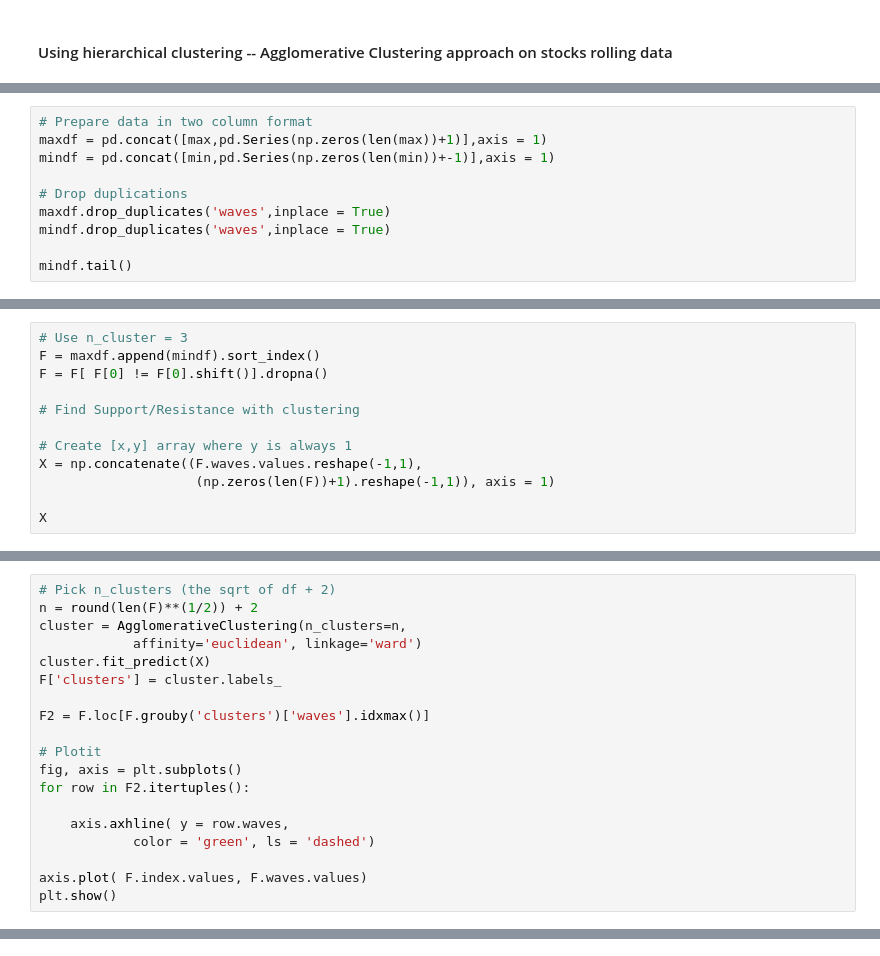
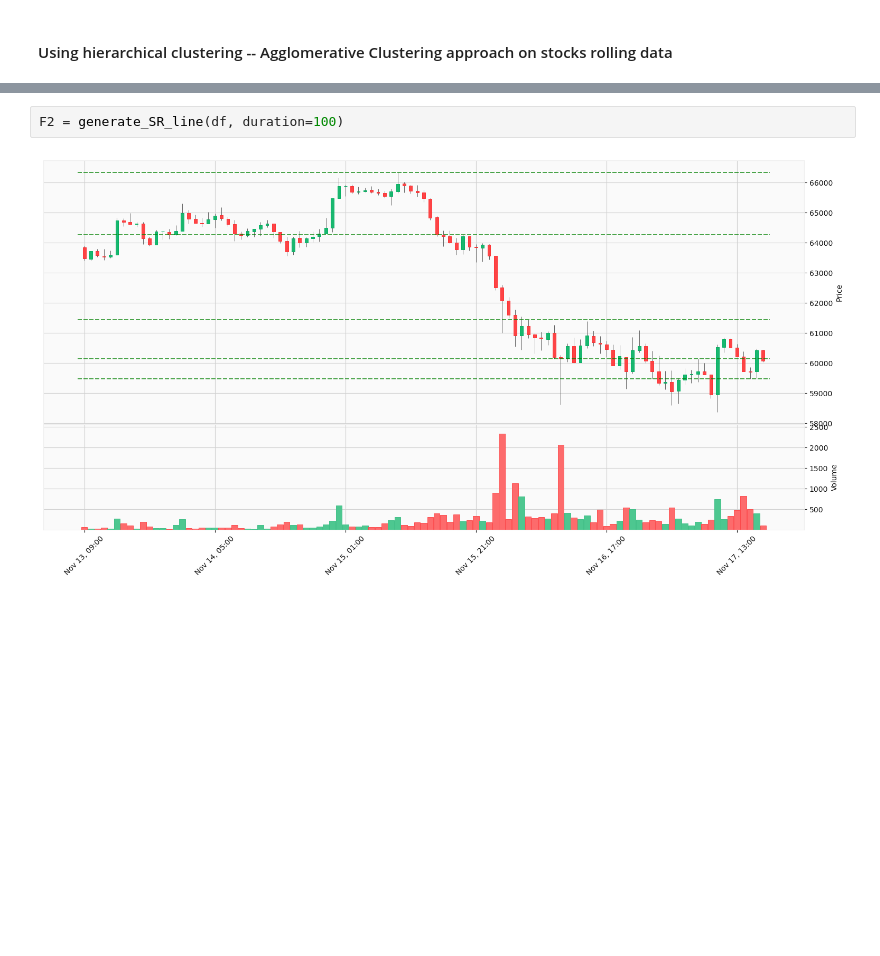
Before and after one commit to webclinic017/The_Crypto_Caller, a Jupyter notebook: workflow/june_workflow/MLModel/FindSupportResistanceAgglomerativeClustering.ipynb, the cells around one changed output, grey strips where cells are left out. Cells and saved outputs as stored; diff of their text form; blank space fills up the shorter version.

Commit message:
update Agglomerative Clustering Model

```diff
--- a/workflow/june_workflow/MLModel/FindSupportResistanceAgglomerativeClustering.ipynb
+++ b/workflow/june_workflow/MLModel/FindSupportResistanceAgglomerativeClustering.ipynb
@@ -88,10 +44,0 @@ Name: waves, dtype: float64
-# %%
-# Prepare data in two column format
-maxdf = pd.concat([max,pd.Series(np.zeros(len(max))+1)],axis = 1)
-mindf = pd.concat([min,pd.Series(np.zeros(len(min))+-1)],axis = 1)
-
-# Drop duplications
-maxdf.drop_duplicates('waves',inplace = True)
-mindf.drop_duplicates('waves',inplace = True)
-
-mindf.tail()
@@ -105,12 +44,0 @@ mindf.tail()
-# %%
-# Use n_cluster = 3
-F = maxdf.append(mindf).sort_index()
-F = F[ F[0] != F[0].shift()].dropna()
-
-# Find Support/Resistance with clustering
-
-# Create [x,y] array where y is always 1
-X = np.concatenate((F.waves.values.reshape(-1,1),
-                    (np.zeros(len(F))+1).reshape(-1,1)), axis = 1)
-
-X
@@ -119,19 +44,0 @@ array([], shape=(0, 2), dtype=float64)
-# %%
-# Pick n_clusters (the sqrt of df + 2)
-n = round(len(F)**(1/2)) + 2
-cluster = AgglomerativeClustering(n_clusters=n,
-            affinity='euclidean', linkage='ward')
-cluster.fit_predict(X)
-F['clusters'] = cluster.labels_
-
-F2 = F.loc[F.grouby('clusters')['waves'].idxmax()]
-
-# Plotit
-fig, axis = plt.subplots()
-for row in F2.itertuples():
-
-    axis.axhline( y = row.waves,
-            color = 'green', ls = 'dashed')
-
-axis.plot( F.index.values, F.waves.values)
-plt.show()
@@ -139,0 +114,4 @@ ValueError: Found array with 0 sample(s) (shape=(0, 2)) while a minimum of 2 is
+# %%
+F2 = generate_SR_line(df, duration=100)
+# %% [output]
+[figure, added]
```
Also changed, not shown: parts of 7 cells of this notebook, 1 other file.
